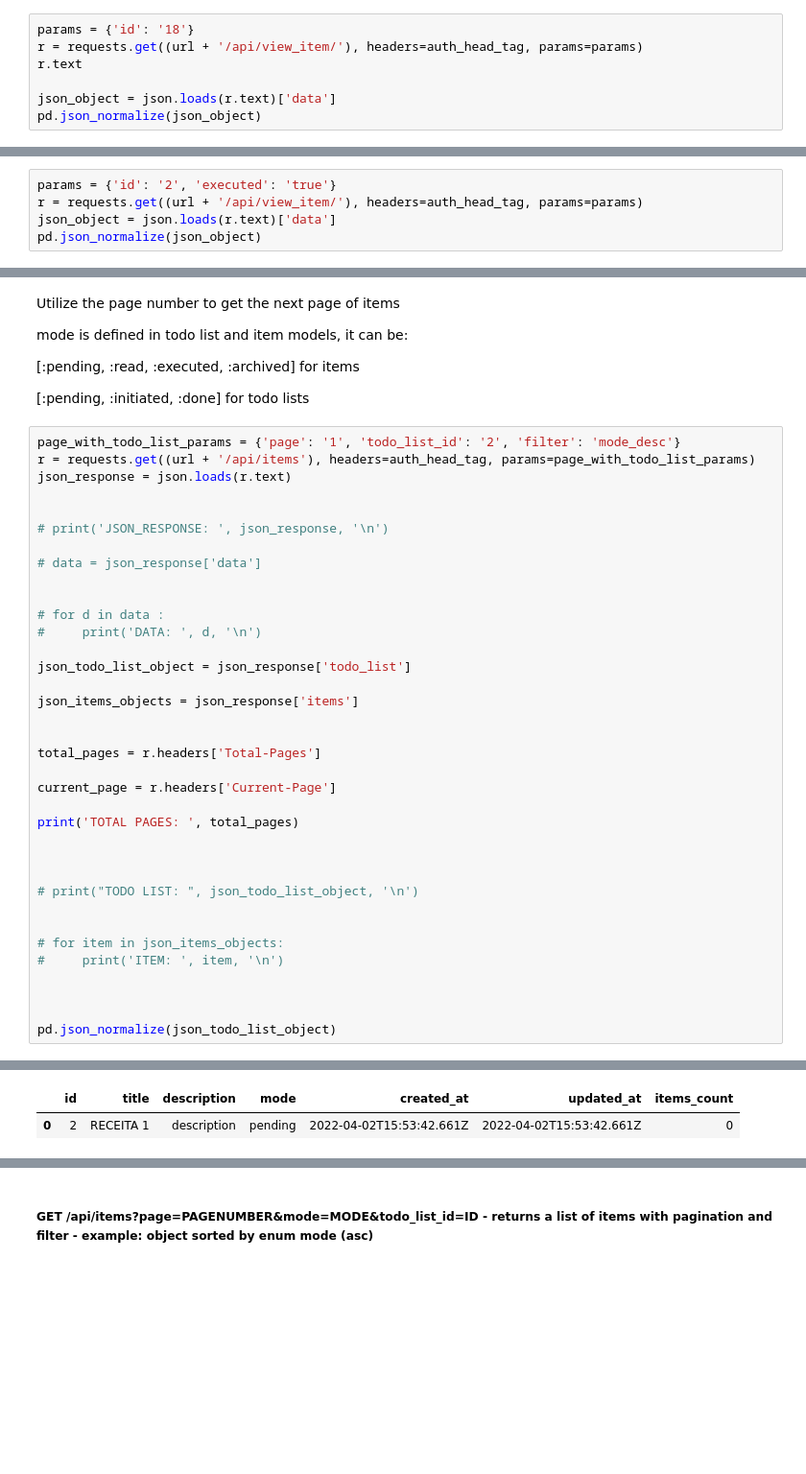
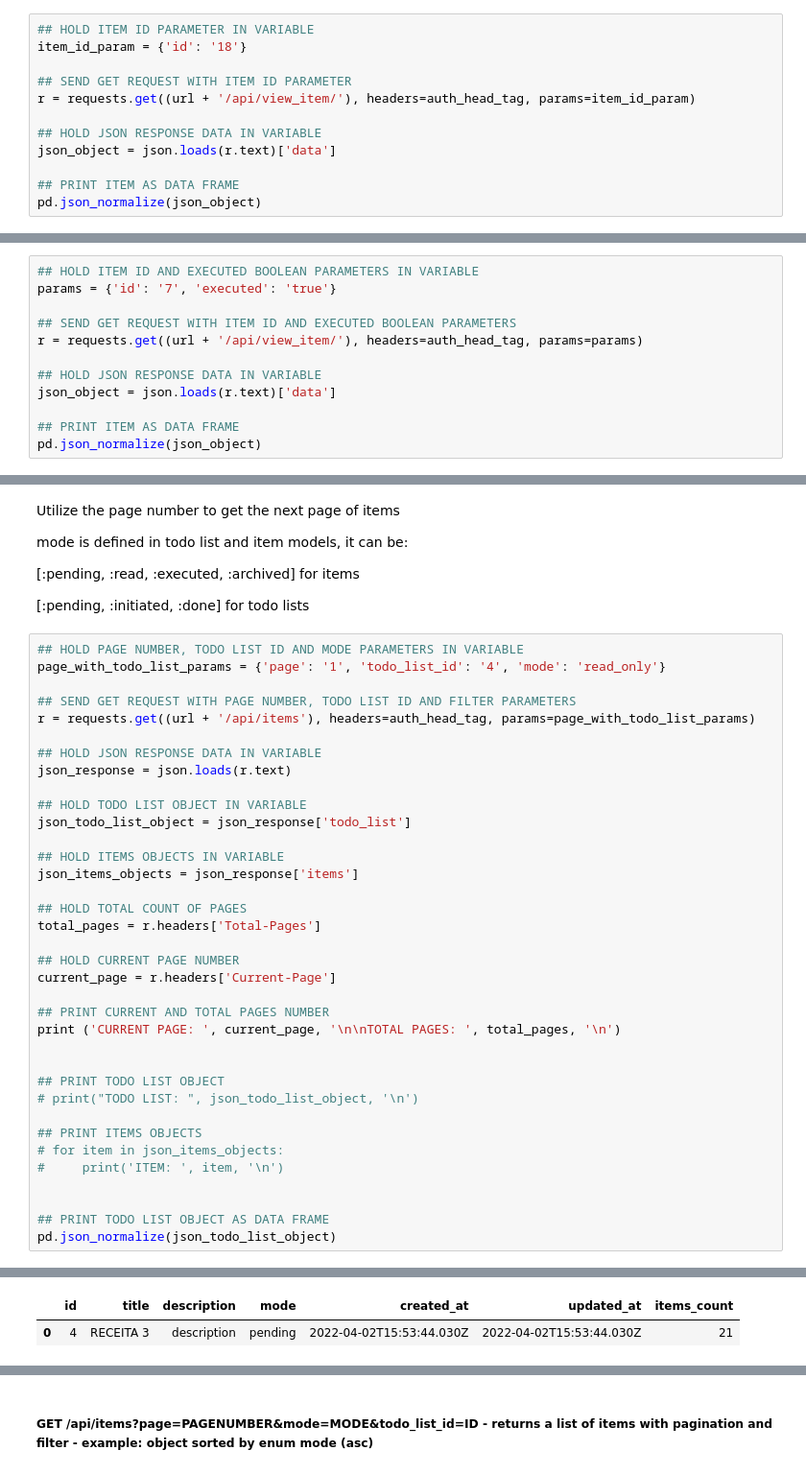
Before and after one commit to JesusGautamah/RUBY-IPYNBS, a Jupyter notebook: api-documentation.ipynb, the cells around one changed output, grey strips where cells are left out. Shown at 96% size. Saved outputs shown, nothing was run; the diff lists cells and outputs as text; blank space fills up the shorter version.

```diff
--- a/TODO_LISTS_PROJECT/api-documentation.ipynb
+++ b/api-documentation.ipynb
@@ -552,11 +651,16 @@ You can set params with "true" value to change it to other modes (**read is sett
 
 When mode is archived, the item is not shown in the common lists (**only can be accessed if a list of archived items is requested**)
 # %%
-params = {'id': '18'}
-r = requests.get((url + '/api/view_item/'), headers=auth_head_tag, params=params)
-r.text
+## HOLD ITEM ID PARAMETER IN VARIABLE
+item_id_param = {'id': '18'}
 
+## SEND GET REQUEST WITH ITEM ID PARAMETER
+r = requests.get((url + '/api/view_item/'), headers=auth_head_tag, params=item_id_param)
+
+## HOLD JSON RESPONSE DATA IN VARIABLE
 json_object = json.loads(r.text)['data']
+
+## PRINT ITEM AS DATA FRAME
 pd.json_normalize(json_object)
 # %% [output]
 |  | id | type | attributes.name | attributes.action | attributes.mode | attributes.created-at | ... |
@@ -564,7 +668,14 @@ pd.json_normalize(json_object)
 # %% [markdown]
 #### GET /api/items/:id&:executed - updates an item with given id and executed status
 # %%
-params = {'id': '2', 'executed': 'true'}
+## HOLD ITEM ID AND EXECUTED BOOLEAN PARAMETERS IN VARIABLE
+params = {'id': '7', 'executed': 'true'}
+
+## SEND GET REQUEST WITH ITEM ID AND EXECUTED BOOLEAN PARAMETERS
 r = requests.get((url + '/api/view_item/'), headers=auth_head_tag, params=params)
+
+## HOLD JSON RESPONSE DATA IN VARIABLE
 json_object = json.loads(r.text)['data']
+
+## PRINT ITEM AS DATA FRAME
 pd.json_normalize(json_object)
@@ -653,39 +784,39 @@ mode is defined in todo list and item models, it can be:
 
 [:pending, :initiated, :done] for todo lists
 # %%
-page_with_todo_list_params = {'page': '1', 'todo_list_id': '2', 'filter': 'mode_desc'}
+## HOLD PAGE NUMBER, TODO LIST ID AND MODE PARAMETERS IN VARIABLE
+page_with_todo_list_params = {'page': '1', 'todo_list_id': '4', 'mode': 'read_only'}
+
+## SEND GET REQUEST WITH PAGE NUMBER, TODO LIST ID AND FILTER PARAMETERS
 r = requests.get((url + '/api/items'), headers=auth_head_tag, params=page_with_todo_list_params)
+
+## HOLD JSON RESPONSE DATA IN VARIABLE
 json_response = json.loads(r.text)
 
+## HOLD TODO LIST OBJECT IN VARIABLE
+json_todo_list_object = json_response['todo_list']
 
-# print('JSON_RESPONSE: ', json_response, '\n')
+## HOLD ITEMS OBJECTS IN VARIABLE
+json_items_objects = json_response['items']
 
-# data = json_response['data']
+## HOLD TOTAL COUNT OF PAGES
+total_pages = r.headers['Total-Pages']
+
+## HOLD CURRENT PAGE NUMBER
+current_page = r.headers['Current-Page']
+
+## PRINT CURRENT AND TOTAL PAGES NUMBER
+print ('CURRENT PAGE: ', current_page, '\n\nTOTAL PAGES: ', total_pages, '\n')
 
 
-# for d in data :
-#     print('DATA: ', d, '\n')
-
-json_todo_list_object = json_response['todo_list']
-
-json_items_objects = json_response['items']
-
-
-total_pages = r.headers['Total-Pages']
-
-current_page = r.headers['Current-Page']
-
-print('TOTAL PAGES: ', total_pages)
-
-
-
+## PRINT TODO LIST OBJECT
 # print("TODO LIST: ", json_todo_list_object, '\n')
 
-
+## PRINT ITEMS OBJECTS
 # for item in json_items_objects:
 #     print('ITEM: ', item, '\n')
 
 
-
+## PRINT TODO LIST OBJECT AS DATA FRAME
 pd.json_normalize(json_todo_list_object)
 # %% [output]
@@ -692,3 +825,3 @@ pd.json_normalize(json_todo_list_object)
 TOTAL PAGES:  1
 |  | id | title | description | mode | created_at | updated_at | items_count |
-| 0 | 2 | RECEITA 1 | description | pending | 2022-04-02T15:53:42.661Z | 2022-04-02T15:53:42.661Z | 0 |
+| 0 | 4 | RECEITA 3 | description | pending | 2022-04-02T15:53:44.030Z | 2022-04-02T15:53:44.030Z | 21 |
```
Also changed, not shown: parts of 32 cells of this notebook.
